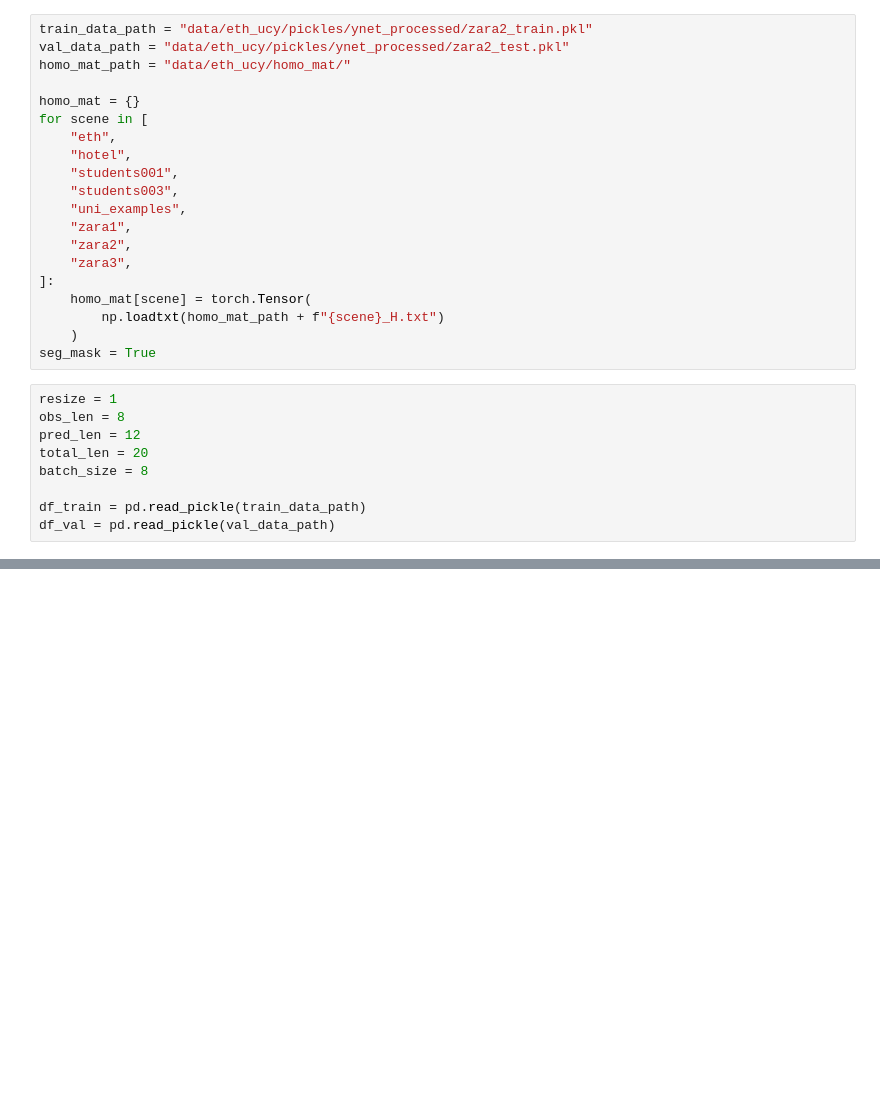
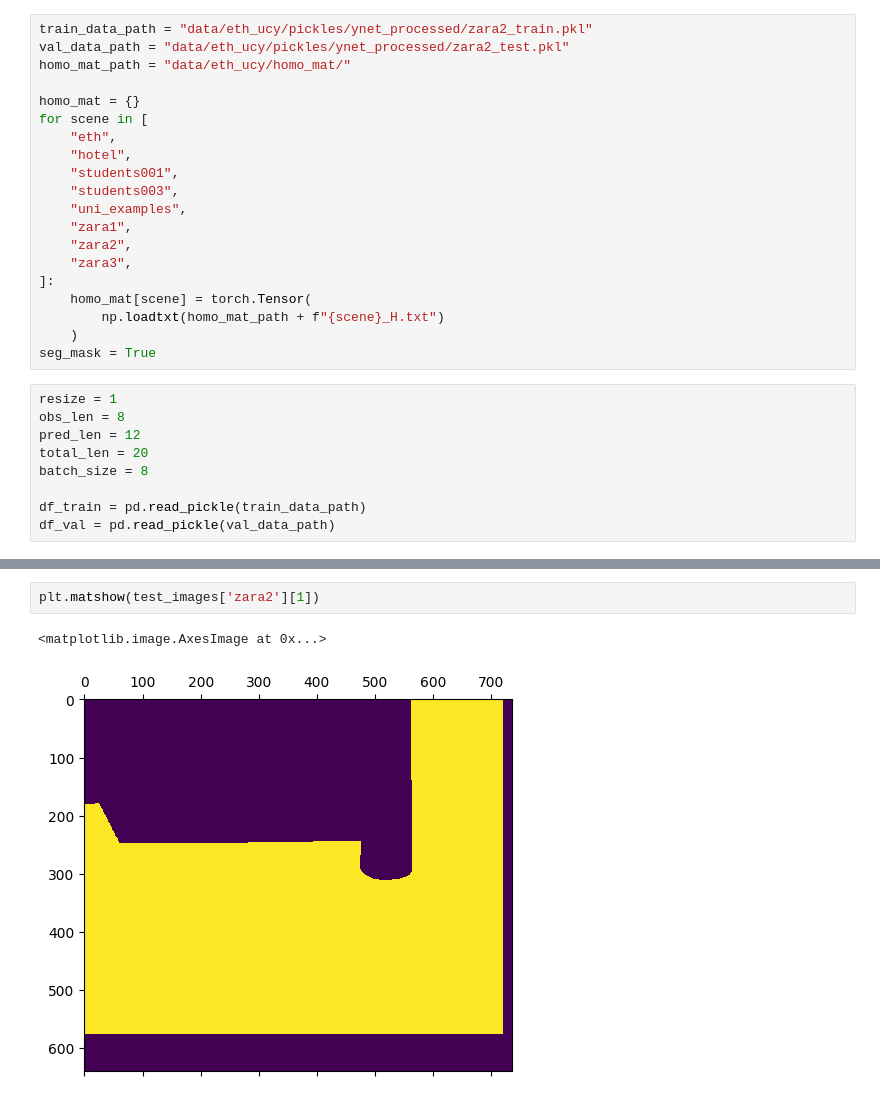
Before and after one commit to mulplue/Flow-for-Trajectory-prediction, a Jupyter notebook: test_dataloader.ipynb, the cells around one changed output, grey strips where cells are left out. Drawn from its saved outputs; the diff is of its cells as text; blank space fills up the shorter version.

```diff
--- a/test_dataloader.ipynb
+++ b/test_dataloader.ipynb
@@ -70,0 +178,5 @@ torch.Size([5, 8, 2])
+# %%
+plt.matshow(test_images['zara2'][1])
+# %% [output]
+<matplotlib.image.AxesImage at 0x...>
+[figure, added]
```
Also changed, not shown: parts of 6 cells of this notebook, 9 other files.
